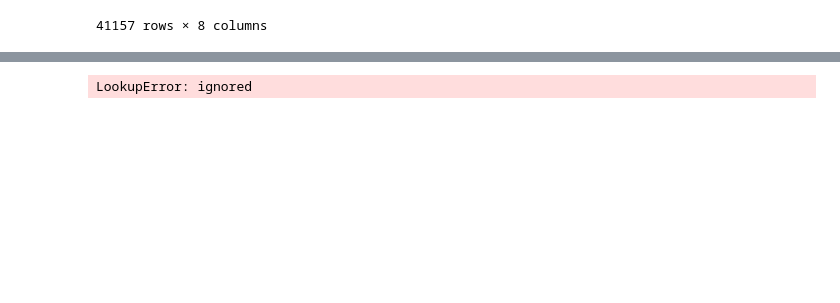
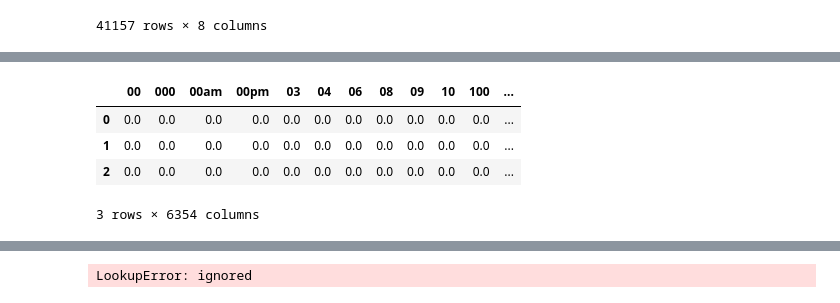
Before and after one commit to AkshayRai20/Projects1, a Jupyter notebook: Akshay_Rai_Team_1_Capstone_Project_2.ipynb, the cells around one changed output, grey strips where cells are left out. Cells and saved outputs as stored; diff of their text form; code cells hidden in the pictures; blank space fills up the shorter version.

```diff
--- a/Akshay_Rai_Team_1_Capstone_Project_2.ipynb
+++ b/Akshay_Rai_Team_1_Capstone_Project_2.ipynb
@@ -380,4 +482,4 @@ def rem_stopwords(tweet):
       a.append(word)
   return ' '.join(a)
 # %%
-twt['wordsa']=twt['filt_tweets2'].apply(rem_stopwords)
+twt['words'] = twt['filt_tweets2'].apply(rem_stopwords)
@@ -431,0 +493,2 @@ KeyError: ignored
+# %%
+twt['sum_sentiment'] = twt['Sentiment'].replace({"Positive":4,'Negative':2,'Neutral':3,'Extremely Positive':5,'Extremely Negative':1})
@@ -433,3 +505,12 @@ KeyError: ignored
 #remove similar COVID19 words
 
 simicovid = ["coronavirus", "covid", "coronavirusoutbreak","virus","corona","coronavirusfrance"]
+# %%
+from sklearn.feature_extraction.text import TfidfVectorizer
+hash_vec = TfidfVectorizer(min_df=10)
+word_vec = TfidfVectorizer(min_df=10)
+X_hash = hash_vec.fit_transform(twt['hashtags'])
+X_word = word_vec.fit_transform(twt['words'])
+# %%
+hash_df = pd.DataFrame(data=X_hash.toarray(), columns=hash_vec.get_feature_names())
+word_df = pd.DataFrame(data = X_word.toarray(), columns=word_vec.get_feature_names())
@@ -435,0 +525,8 @@ simicovid = ["coronavirus", "covid", "coronavirusoutbreak","virus","corona","cor
+# %%
+word_df.head(3)
+# %% [output]
+|  | 00 | 000 | 00am | 00pm | 03 | 04 | 06 | 08 | 09 | 10 | 100 | ... |
+| 0 | 0.0 | 0.0 | 0.0 | 0.0 | 0.0 | 0.0 | 0.0 | 0.0 | 0.0 | 0.0 | 0.0 | ... |
+| 1 | 0.0 | 0.0 | 0.0 | 0.0 | 0.0 | 0.0 | 0.0 | 0.0 | 0.0 | 0.0 | 0.0 | ... |
+| 2 | 0.0 | 0.0 | 0.0 | 0.0 | 0.0 | 0.0 | 0.0 | 0.0 | 0.0 | 0.0 | 0.0 | ... |
+3 rows × 6354 columns
```
Also changed, not shown: parts of 39 cells of this notebook.
